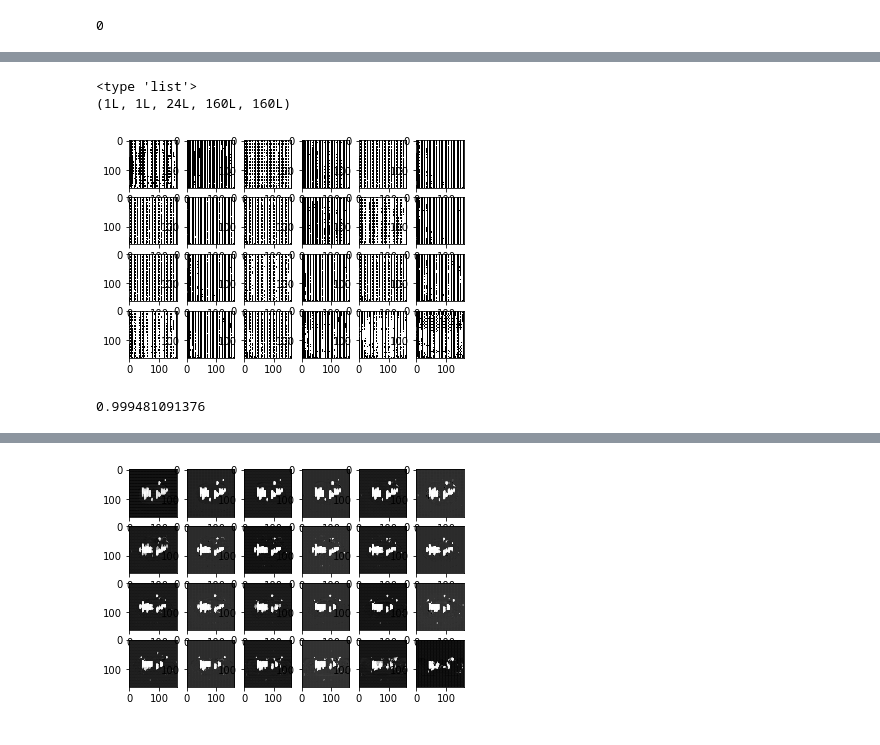
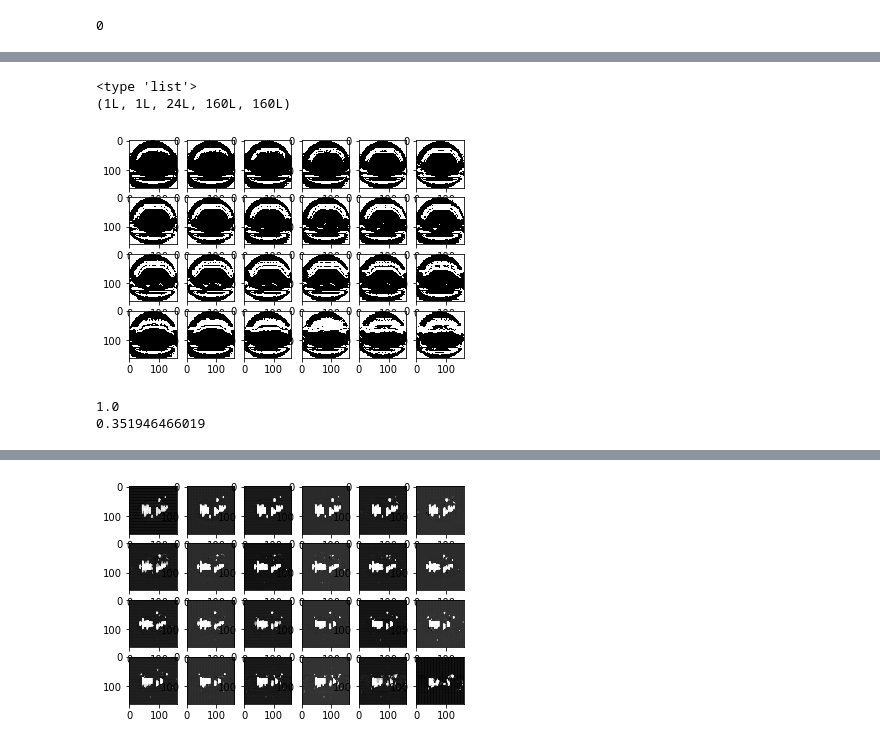
Before and after one commit to metodj/CNNtest, a Jupyter notebook: test.ipynb, the cells around one changed output, grey strips where cells are left out. Cells and saved outputs as stored; diff of their text form; code cells hidden in the pictures.

```diff
--- a/test.ipynb
+++ b/test.ipynb
@@ -323,3 +336,31 @@ def binary_jaccard_index(predictions,targets):
+# %%
+def softmax(inputToSoftmax, inputToSoftmaxShape, numberOfOutputClasses, softmaxTemperature):
+    # The softmax function works on 2D tensors (matrices). It computes the softmax for each row. Rows are independent, eg different samples in the batch. Columns are the input features, eg class-scores.
+    # Softmax's input 2D matrix should have shape like: [ datasamples, #Classess ]
+    # My class-scores/class-FMs are a 5D tensor (batchSize, #Classes, r, c, z).
+    # I need to reshape it to a 2D tensor.
+    # The reshaped 2D Tensor will have dimensions: [ batchSize * r * c * z , #Classses ]
+    # The order of the elements in the rows after the reshape should be :
+
+    inputToSoftmaxReshaped = inputToSoftmax.dimshuffle(0, 2, 3, 4, 1) # [batchSize, r, c, z, #classes), the classes stay as the last dimension.
+    inputToSoftmaxFlattened = inputToSoftmaxReshaped.flatten(1)
+    # flatten is "Row-major" 'C' style. ie, starts from index [0,0,0] and grabs elements in order such that last dim index increases first and first index increases last. (first row flattened, then second follows, etc)
+    numberOfVoxelsDenselyClassified = inputToSoftmaxShape[2]*inputToSoftmaxShape[3]*inputToSoftmaxShape[4]
+    firstDimOfInputToSoftmax2d = inputToSoftmaxShape[0]*numberOfVoxelsDenselyClassified # batchSize*r*c*z.
+    inputToSoftmax2d = inputToSoftmaxFlattened.reshape((firstDimOfInputToSoftmax2d, numberOfOutputClasses)) # Reshape works in "Row-major", ie 'C' style too.
+    # Predicted probability per class.
+    p_y_given_x_2d = T.nnet.softmax(inputToSoftmax2d/softmaxTemperature)
+    # Segmentation (EM) for each voxel
+    y_pred_2d = T.argmax(p_y_given_x_2d, axis=1)
+
+    p_y_given_x_classMinor = p_y_given_x_2d.reshape((inputToSoftmaxShape[0], inputToSoftmaxShape[2], inputToSoftmaxShape[3], inputToSoftmaxShape[4], inputToSoftmaxShape[1])) #Result: batchSize, R,C,Z, Classes.
+
+    p_y_given_x = p_y_given_x_classMinor.dimshuffle(0,4,1,2,3) #Result: batchSize, Class, R, C, Z
+    y_pred = y_pred_2d.reshape((inputToSoftmaxShape[0], inputToSoftmaxShape[2], inputToSoftmaxShape[3], inputToSoftmaxShape[4])) #Result: batchSize, R, C, Z
+
+    #return also: p_y_given_x_2d_train = p_y_given_x_2d_train # For convenience in negativeLogLikelihood. Not sure how to implement more efficiently. It would get rid of this if I would.
+    #return ( p_y_given_x, y_pred )
+    return p_y_given_x
 # %%
 def binary_jaccard_index_test(predictions,targets):
     #predictions,targets = align_targets(predictions, targets)
@@ -521,18 +560,21 @@ Epoch 34: Loss 1.99723
 KeyboardInterrupt:
 # %%
 test_prediction = lasagne.layers.get_output(layer, deterministic=True)
+test_prediction = softmax(test_prediction, (1,2,24,160,160), 2, 1)
 predict_fn = theano.function([input_var], [theano.tensor.argmax(test_prediction, axis=1)])
-p1 = predict_fn(test_data[1])
+p1 = predict_fn(test_data[0])
 print(type(p1))
 p1 = np.array(p1)
 print(p1.shape)
 display_numpy(p1[0][0])
-print(binary_jaccard_index_test(p1, test_seg[1]))
+print(binary_jaccard_index_test(p1, test_seg[0]))
+print(((p1 - test_seg[0]) ** 2).mean(axis=None))
 # %% [output]
 <type 'list'>
 (1L, 1L, 24L, 160L, 160L)
-[figure, old version]
+[figure, new version]
-0.999481091376
+1.0
+0.351946466019
 # %%
 input_var = theano.tensor.tensor5()
 target_var = theano.tensor.tensor5()
```
Also changed, not shown: parts of 5 cells of this notebook.
